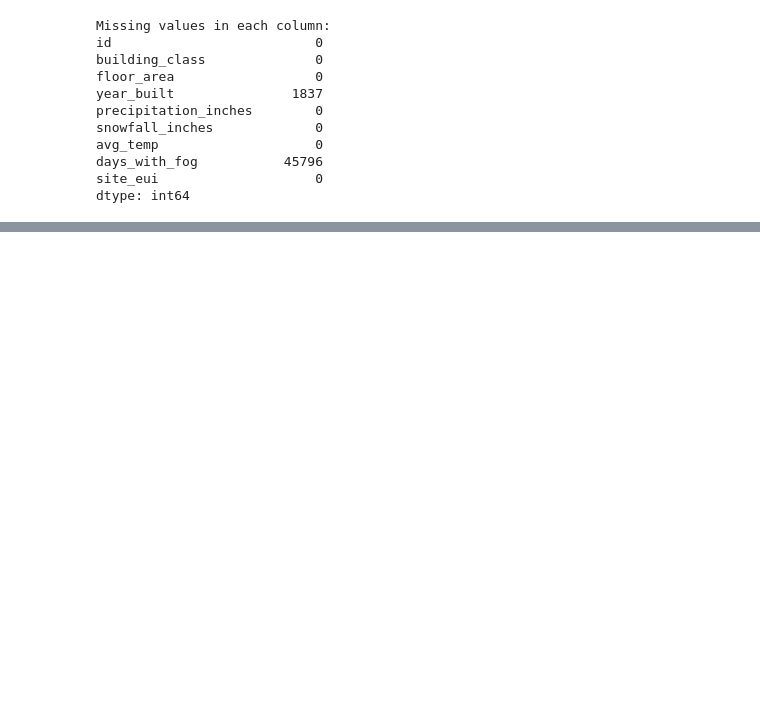
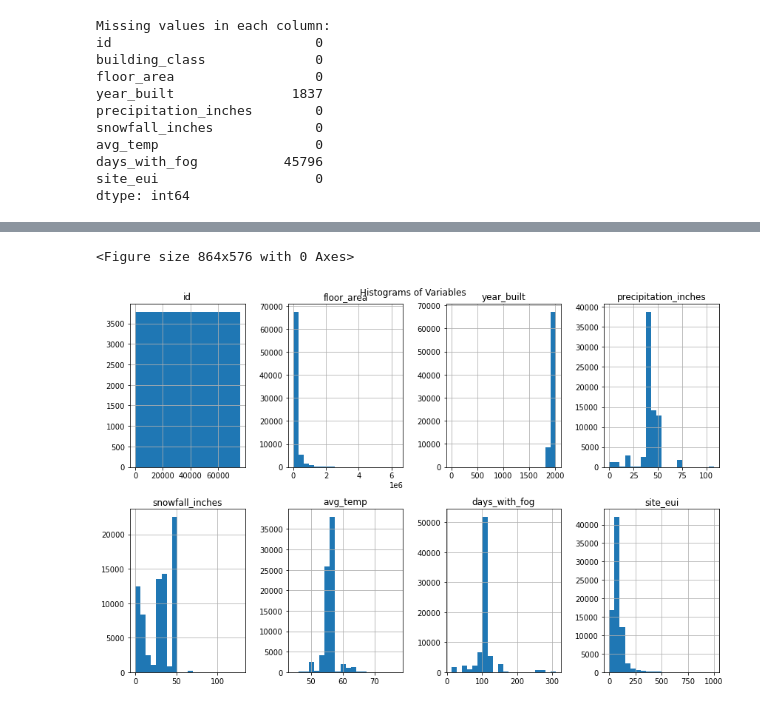
Before and after one commit to randolphwanjiru/DSP3421, a Jupyter notebook: Homeworks/Homework2/WanjiruRandolph_HW2.ipynb, the cells around one changed output, grey strips where cells are left out. Cells and saved outputs as stored; diff of their text form; code cells hidden in the pictures; blank space fills up the shorter version.

```diff
--- a/Homeworks/Homework2/WanjiruRandolph_HW2.ipynb
+++ b/Homeworks/Homework2/WanjiruRandolph_HW2.ipynb
@@ -85,0 +152,13 @@ dtype: int64
+# %%
+#9 Histogram analysis distribution
+plt.figure(figsize=(12, 8))
+clean_data[numeric_cols].hist(bins=20, layout=(2, 4), figsize=(12, 8))  # Adjust the layout as needed
+plt.suptitle("Histograms of Variables", y=0.95)
+plt.tight_layout()
+plt.show()
+
+#i dont really see any noticeble patterns in the histograms but the shapes
+#can help decide what statistical methods to use for analysis
+# %% [output]
+<Figure size 864x576 with 0 Axes>
+[figure, added]
```
Also changed, not shown: parts of 10 cells of this notebook.
